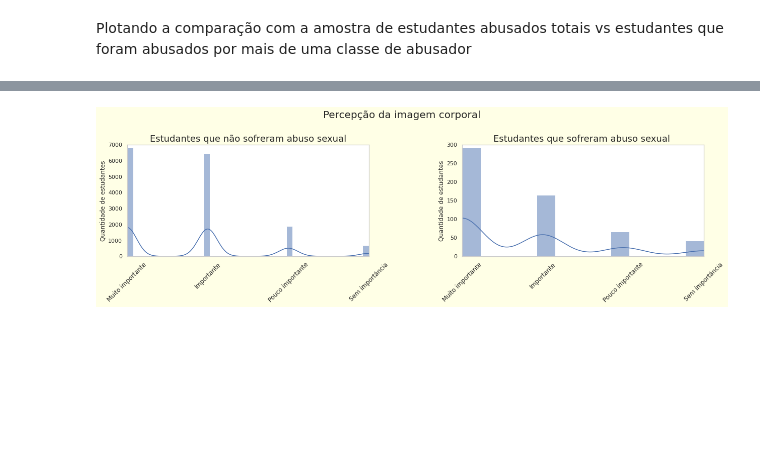
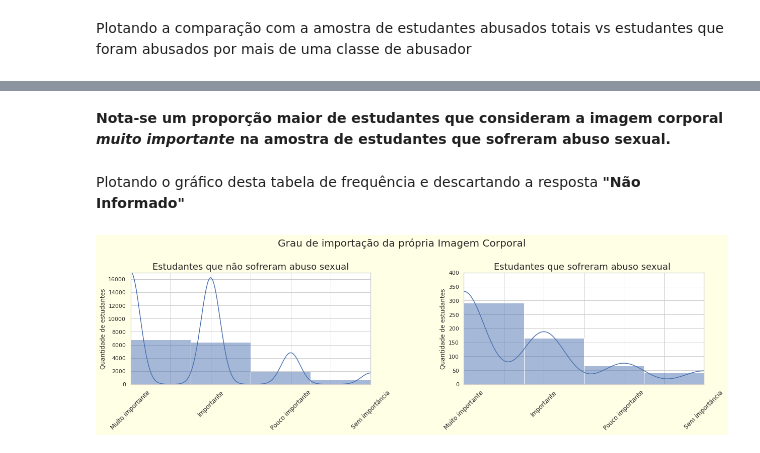
Before and after one commit to b4urock/Brazil-Students-Sex-Abuse-Data-Analysis, a Jupyter notebook: Projeto_Módulo_03_Análise_pense_2015_amostra2.ipynb, the cells around one changed output, grey strips where cells are left out. Saved outputs shown, nothing was run; the diff lists cells and outputs as text; code cells hidden in the pictures; blank space fills up the shorter version.

```diff
--- a/Projeto_Módulo_03_Análise_pense_2015_amostra2.ipynb
+++ b/Projeto_Módulo_03_Análise_pense_2015_amostra2.ipynb
@@ -411,0 +610,7 @@ A hipótese é valida pois 17 alunos do sexo masculino e 17 alunas do sexo femin
+# %%
+# Ajustando as Colunas que para o tipo de Abusador Não informado
+data.loc[data['Abusador'] == "Não informado", 'Qtd_Abusador'] = 1
+data.loc[data['Abusador'] == "Não informado", 'Abuso_sexual'] = 'Sim'
+data.loc[data['Qtd_Abusador'] > 0, 'Qtd_Abusado'] = 1
+data['Qtd_Abusado'] = data['Qtd_Abusado'].fillna(0)
+data.loc[(data['Abusador'] == 'Não informado') & (data['VB09016'] == 1)][['VB09016','VB0901701', 'VB0901702', 'VB0901703','VB0901704', 'VB0901705', 'VB0901706','Abuso_sexual', 'Abusador', 'Qtd_Abusador', 'Qtd_Abusado']]
@@ -440,17 +644,0 @@ data.query( '(VB09016   == 1)'
-# %%
-# Estão sendo descartadas as respostas: -1: 'Pulo no questionário' e 99: 'Não informado'
-students_data = data.query( '(VB09016   != 99 & VB09016   != -1)'
-                          '& (VB0901701 != 99 & VB0901701 != -1)'
-                          '& (VB0901702 != 99 & VB0901702 != -1)'
-                          '& (VB0901703 != 99 & VB0901703 != -1)'
-                          '& (VB0901704 != 99 & VB0901704 != -1)'
-                          '& (VB0901705 != 99 & VB0901705 != -1)'
-                          '& (VB0901706 != 99 & VB0901706 != -1)')
-students_data = data.query( '(VB09016   == 1)'
-                          '| (VB0901701 == 1)'
-                          '| (VB0901702 == 1)'
-                          '| (VB0901703 == 1)'
-                          '| (VB0901704 == 1)'
-                          '| (VB0901705 == 1)'
-                          '| (VB0901706 == 1)')
-students_data.shape
@@ -638,3 +751,0 @@ students_sexual_assault.head()
-# %%
-students_data = data.query('VB09016 != 99 & VB09016 != -1 & VB0901701 != 99 & VB0901701 != -1 & VB0901702 != 99 & VB0901702 != -1 & VB0901703 != 99 & VB0901703 != -1 & VB0901704 != 99 & VB0901704 != -1 & VB0901705 != 99 & VB0901705 != -1 & VB0901706 != 99 & VB0901706 != -1')
-students_data.head()
@@ -1023,7 +1212,11 @@ HTML(table_to_plot)
+# %% [markdown]
+**Nota-se um proporção maior de estudantes que consideram a imagem corporal *muito importante* na amostra de estudantes que sofreram abuso sexual.**
+# %% [markdown]
+Plotando o gráfico desta tabela de frequência e descartando a resposta **"Não Informado"**
 # %%
 # Criando os datasets que serão plotados
 to_plot_noabused = no_sex_abuse_students.query("VB11006 != 99")
-to_plot_abused = sex_abuse_students.query("VB11006 != 99")
+to_plot_abused = students_data.query("VB11006 != 99")
 
 #lists '
 dictList =['Muito importante',
@@ -1037,10 +1230,11 @@ dictList =['Muito importante',
 # Plotanto os gráficos
 plt.figure(figsize=(25,8))
 plt.subplot(1,2,1)
-plt.suptitle('Percepção da imagem corporal',fontsize=20, y=1)
+plt.suptitle('Grau de importação da própria Imagem Corporal',fontsize=20, y=1)
 
 ax1 = sns.histplot(data = to_plot_noabused,
                    x = 'VB11006',
+                   bins = 4,
                    kde = True)
 
 ax1.figure.set_size_inches(18, 6)
@@ -1049,39 +1243,36 @@ ax1.set_title('Estudantes que não sofreram abuso sexual', fontsize=18)
 # Nomeando os eixos para estudantes não abusados sexualmente
 ax1.set_xlabel('')
 ax1.set_ylabel('Quantidade de estudantes')
-ax1.grid()
-
+ax1.grid(which='both', linestyle='-')
 ax1.figure.set_facecolor('#ffffe6')
-
-ax1.axes.set_ylim(0,7000)
-
+ax1.axes.set_ylim(0,17000)
 ax1.set_xticklabels(dictList, rotation='45', fontsize=12)
 
 plt.xlim(1,4)
 plt.tight_layout(pad=4, h_pad=4, w_pad=12)
 
 # Segundo gráfico - para estudantes abusados sexualmente
 plt.subplot(1,2,2)
 ax2 = sns.histplot(data = to_plot_abused,
                    x = 'VB11006',
-                   #bins=60,
+                   bins=4,
                    kde = True)
 
 ax2.figure.set_size_inches(18, 6)
 ax2.set_title('Estudantes que sofreram abuso sexual ', fontsize=18)
 
 # Nomeando os eixos para estudantes não abusados sexualmente
 ax2.set_xlabel('')
 ax2.set_ylabel('Quantidade de estudantes')
 
 ax2.figure.set_facecolor('#ffffe6')
 
-ax2.grid()
-ax2.axes.set_ylim(0,300)
+ax2.grid(which='both', linestyle='-')
+ax2.axes.set_ylim(0,400)
 ax2.set_xticklabels(dictList, rotation='45', fontsize=12)
 
 plt.xlim(1,4)
 
 plt.show()
 # %% [output]
-[figure, old version]
+[figure, new version]
```
Also changed, not shown: parts of 207 cells of this notebook.
